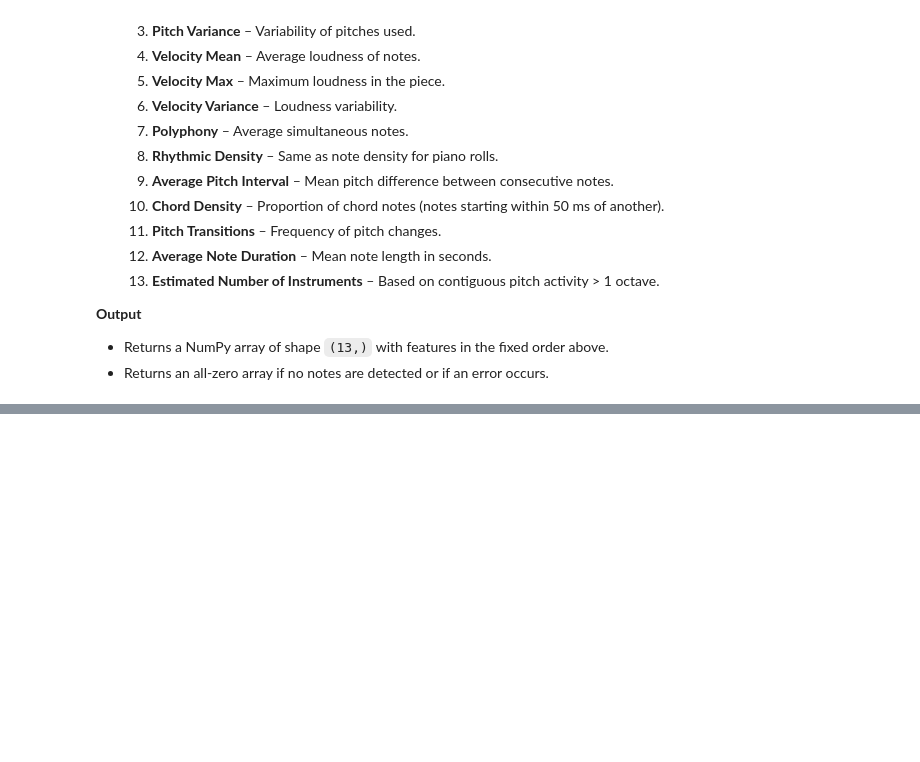
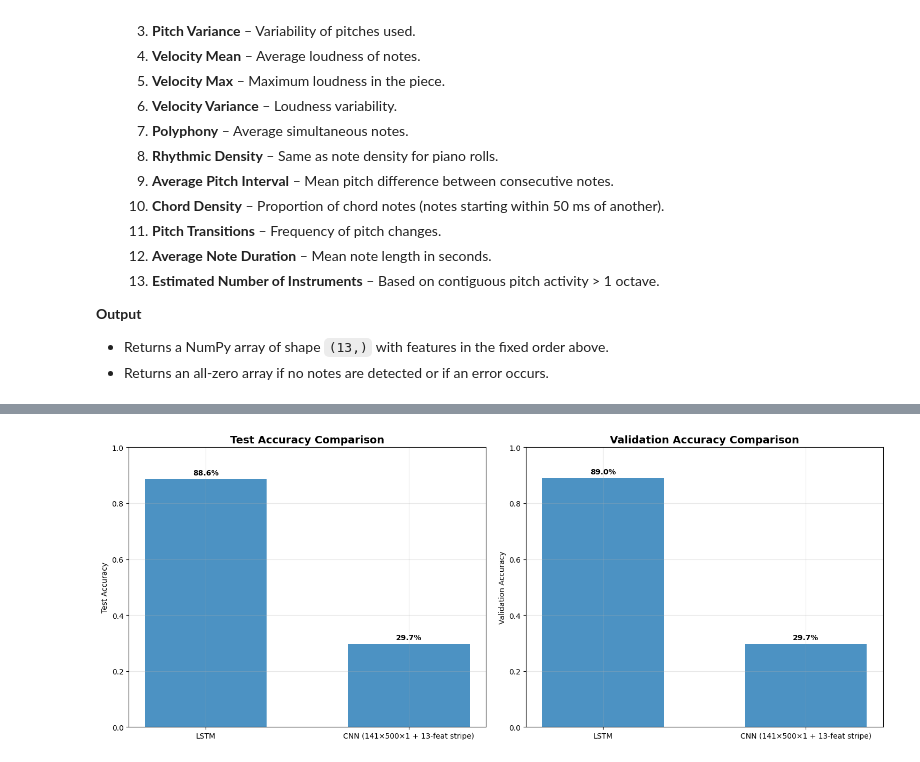
Before and after one commit to birendrakhimding/Music-Composer-Classification, a Jupyter notebook: Final_Project_Team5.ipynb, the cells around one changed output, grey strips where cells are left out. Saved outputs shown, nothing was run; the diff lists cells and outputs as text; code cells hidden in the pictures; blank space fills up the shorter version.

```diff
--- a/Final_Project_Team5.ipynb
+++ b/Final_Project_Team5.ipynb
@@ -1905,0 +1423,69 @@ Key Insights:
+# %%
+# === Model Performance Comparison: LSTM vs CNN (Optimized) ===
+import matplotlib.pyplot as plt
+import numpy as np
+
+# ----- Update these with latest results if different -----
+lstm_test_acc = 0.8861
+lstm_val_acc  = 0.8900
+
+# Optimized CNN trained: (141x500x1) with 13-feature stripe
+cnn_name      = "CNN (141×500×1 + 13-feat stripe)"
+cnn_test_acc  = 0.297
+cnn_val_acc   = 0.297
+
+# --------------------------------------------------------------
+
+models        = ['LSTM', cnn_name]
+test_accuracy = [lstm_test_acc, cnn_test_acc]
+val_accuracy  = [lstm_val_acc,  cnn_val_acc]
+
+# === Plots ===
+fig, (ax1, ax2) = plt.subplots(1, 2, figsize=(15, 6))
+
+# Test Accuracy
+bars1 = ax1.bar(models, test_accuracy, alpha=0.8, width=0.6)
+ax1.set_ylabel('Test Accuracy')
+ax1.set_title('Test Accuracy Comparison', fontsize=14, fontweight='bold')
+ax1.set_ylim(0, 1)
+ax1.grid(True, alpha=0.3)
+for i, b in enumerate(bars1):
+    h = b.get_height()
+    ax1.text(b.get_x() + b.get_width()/2., h + 0.01, f'{test_accuracy[i]:.1%}',
+             ha='center', va='bottom', fontweight='bold')
+
+# Validation Accuracy
+bars2 = ax2.bar(models, val_accuracy, alpha=0.8, width=0.6)
+ax2.set_ylabel('Validation Accuracy')
+ax2.set_title('Validation Accuracy Comparison', fontsize=14, fontweight='bold')
+ax2.set_ylim(0, 1)
+ax2.grid(True, alpha=0.3)
+for i, b in enumerate(bars2):
+    h = b.get_height()
+    ax2.text(b.get_x() + b.get_width()/2., h + 0.01, f'{val_accuracy[i]:.1%}',
+             ha='center', va='bottom', fontweight='bold')
+
+plt.tight_layout()
+plt.show()
+
+# === Printed summary ===
+gap_abs = lstm_test_acc - cnn_test_acc
+gap_rel = (gap_abs / max(cnn_test_acc, 1e-8))  # avoid div by zero
+
+print("LSTM vs Optimized CNN Performance Analysis")
+print("=" * 44)
+print(f"LSTM Test Accuracy:     {lstm_test_acc:.1%}")
+print(f"{cnn_name} Test Acc: {cnn_test_acc:.1%}")
+print(f"Performance Gap:        {gap_abs:.1%}")
+print(f"Relative Improvement:   {gap_rel:.1f}x better")
+print()
+print(f"LSTM Validation Acc:    {lstm_val_acc:.1%}")
+print(f"{cnn_name} Val Acc:  {cnn_val_acc:.1%}")
+print()
+print("Key Insights:")
+print("- LSTM substantially outperforms the optimized CNN on this dataset.")
+print("- Temporal sequence modeling (LSTM) captures longer-range structure better than local 2D convs on piano rolls.")
+print("- The CNN’s 13-feature stripe adds global cues, but recurrent modeling still generalizes better here.")
+print("- Consider hybrid models (CNN front-end + BiLSTM/GRU) or temporal convs (TCN) for a stronger CNN baseline.")
+# %% [output]
+[figure, added]
```
Also changed, not shown: parts of 59 cells of this notebook.
